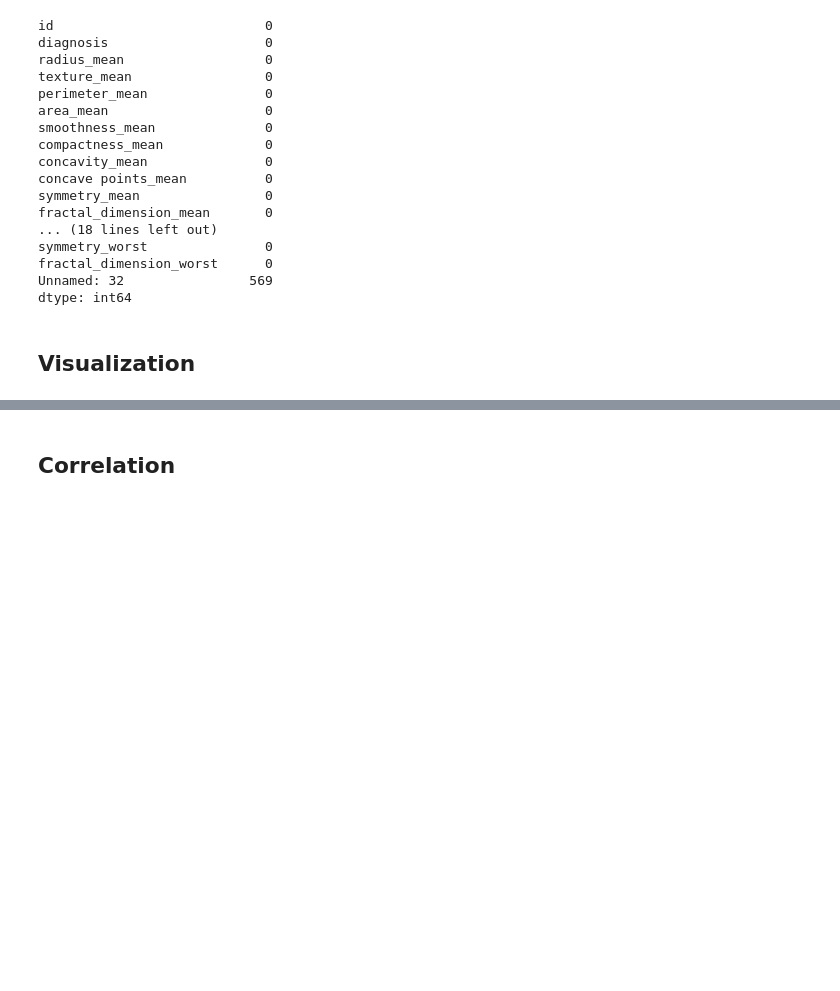
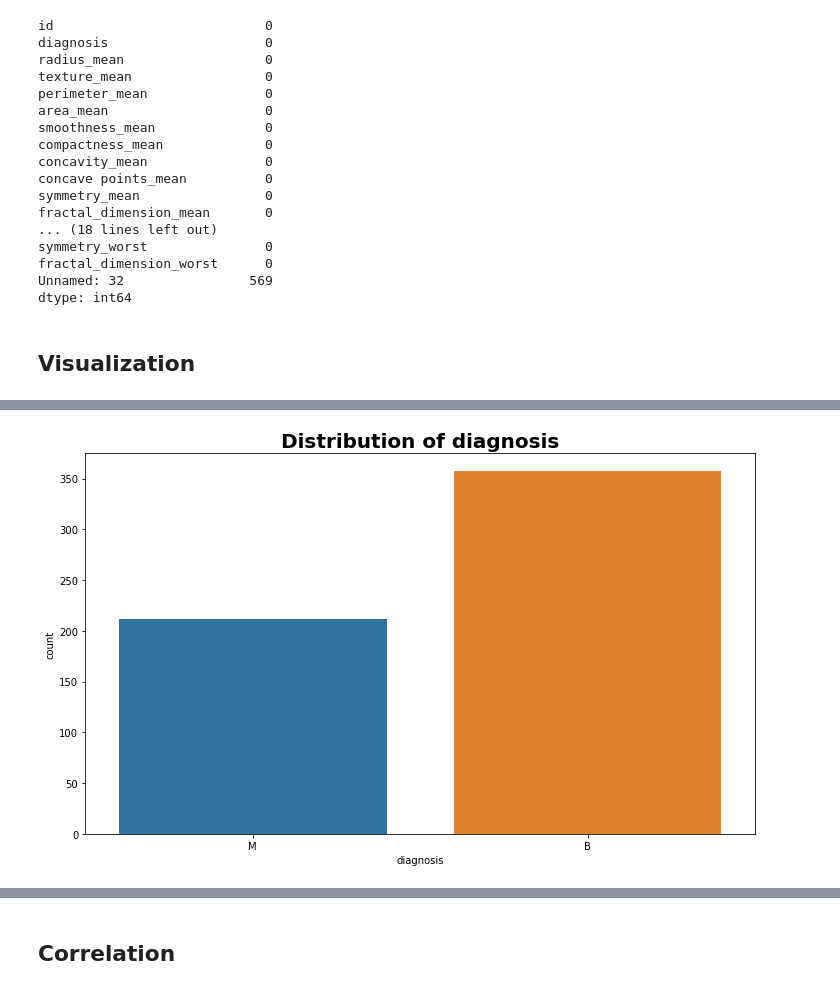
Before and after one commit to mozartofmath/BreastCancerWisconsin, a Jupyter notebook: notebooks/Data Exploration.ipynb, the cells around one changed output, grey strips where cells are left out. Saved outputs shown, nothing was run; the diff lists cells and outputs as text; code cells hidden in the pictures; blank space fills up the shorter version.

```diff
--- a/notebooks/Data Exploration.ipynb
+++ b/notebooks/Data Exploration.ipynb
@@ -88,0 +84,7 @@ plot_count(df, 'diagnosis')
+# %%
+vis =  Plotter()
+# %%
+vis.plot_count(df, 'diagnosis')
+#plt.show()
+# %% [output]
+[figure, added]
```
Also changed, not shown: parts of 9 cells of this notebook.
